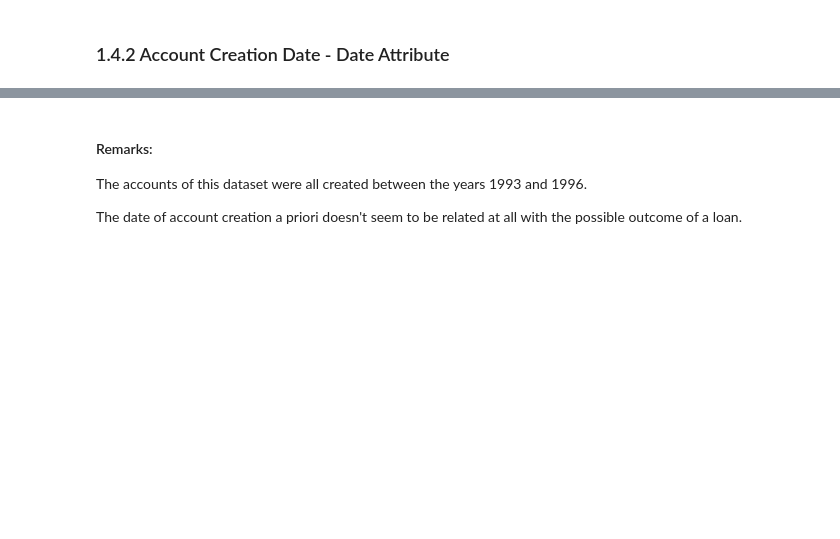
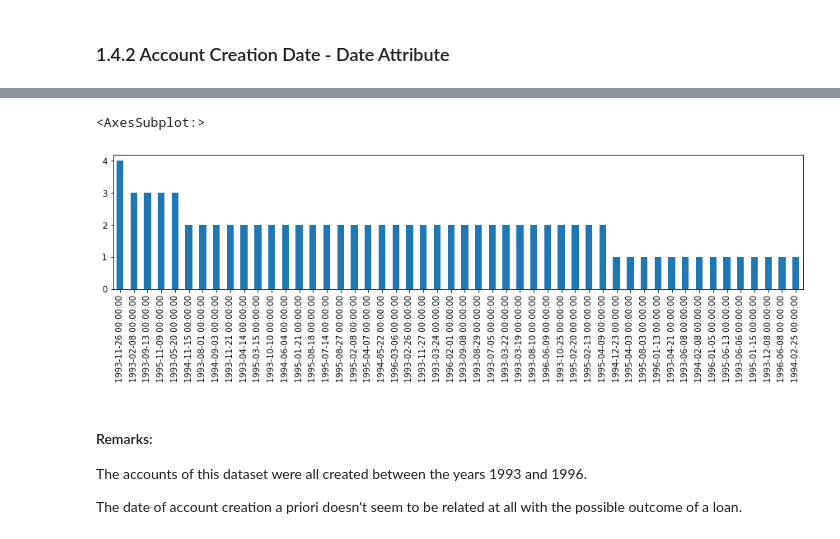
Before and after one commit to dmfrodrigues/feup-ac-proj, a Jupyter notebook: data/Complete Notebook.ipynb, the cells around one changed output, grey strips where cells are left out. Cells and saved outputs as stored; diff of their text form; code cells hidden in the pictures; blank space fills up the shorter version.

```diff
--- a/data/Complete Notebook.ipynb
+++ b/data/Complete Notebook.ipynb
@@ -370,5 +393,8 @@ print("Max: ", end="");                 print(complete['date'].max())
 # %%
-complete['date'].value_counts()[:50].plot(kind='bar', figsize=(15,3))
+complete['acc date'].value_counts()[:50].plot(kind='bar', figsize=(15,3))
+# %% [output]
+<AxesSubplot:>
+[figure, added]
 # %% [markdown]
 #### Remarks:
 The accounts of this dataset were all created between the years 1993 and 1996.
```
Also changed, not shown: parts of 103 cells of this notebook, 21 other files.
